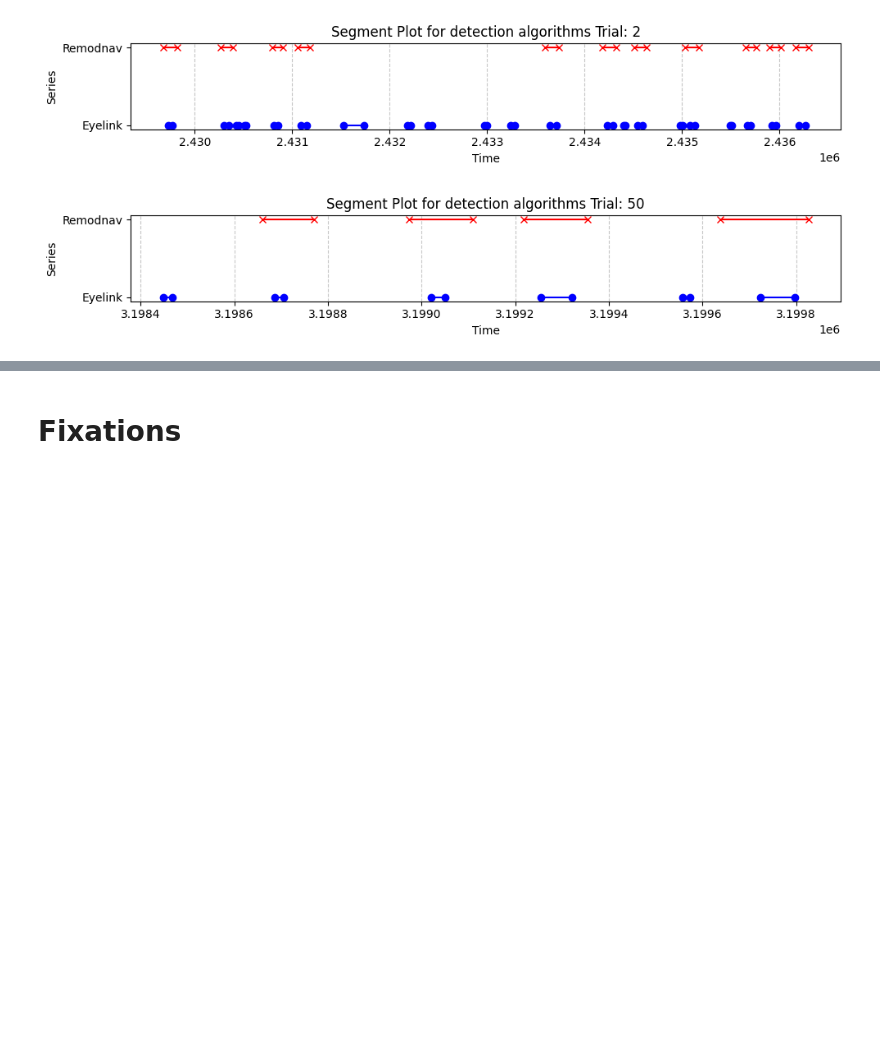
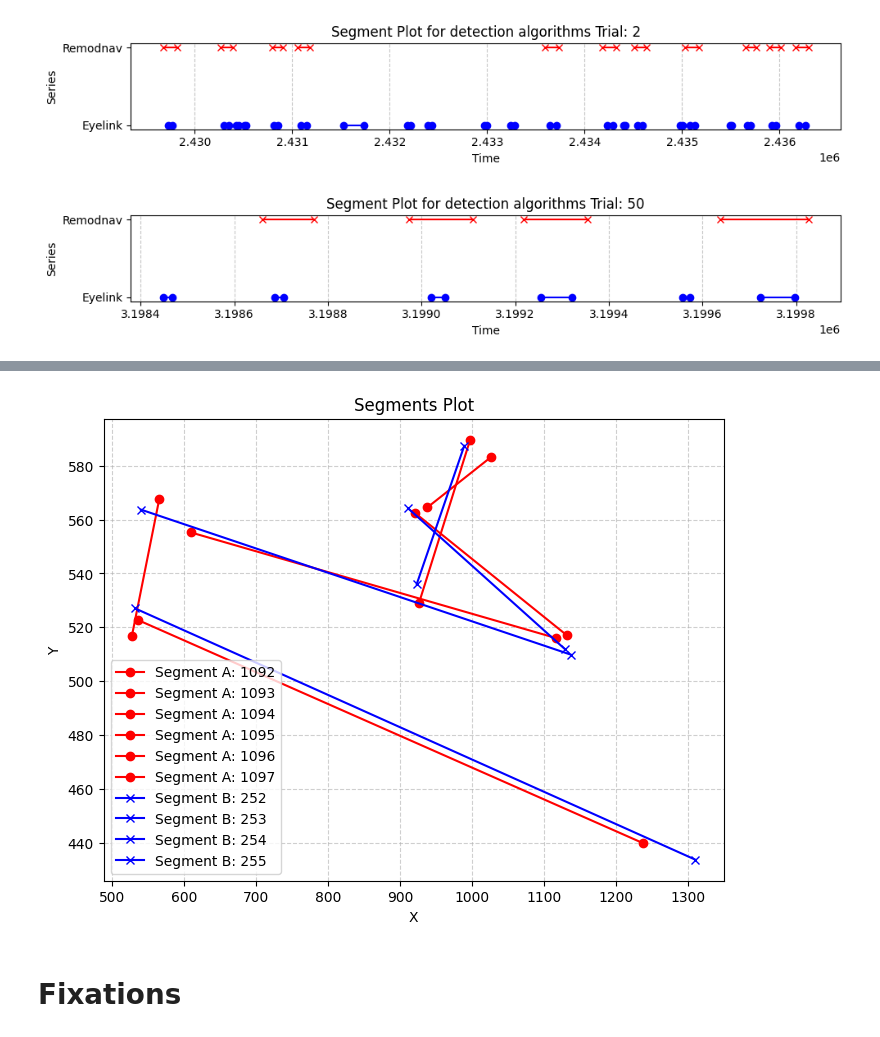
Before and after one commit to NeuroLIAA/pyxations, a Jupyter notebook: notebooks/Eyelink tutorial.ipynb, the cells around one changed output, grey strips where cells are left out. Cells and saved outputs as stored; diff of their text form; code cells hidden in the pictures; blank space fills up the shorter version.

```diff
--- a/notebooks/Eyelink tutorial.ipynb
+++ b/notebooks/Eyelink tutorial.ipynb
@@ -149,3 +163,7 @@ plot_comparison(df_eyelink, df_remodnav, 50)
+# %%
+plot_screen(df_eyelink, df_remodnav, 50)
+# %% [output]
+[figure, added]
 # %% [markdown]
 # Fixations
 # %%
```
Also changed, not shown: parts of 5 cells of this notebook, 1 other file.
